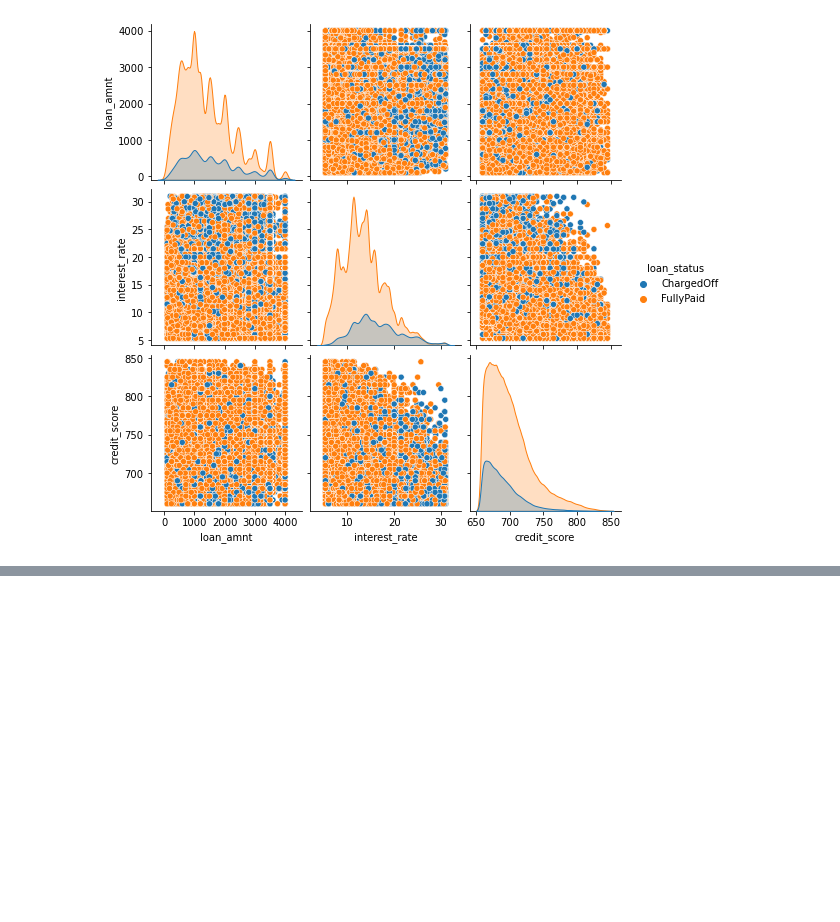
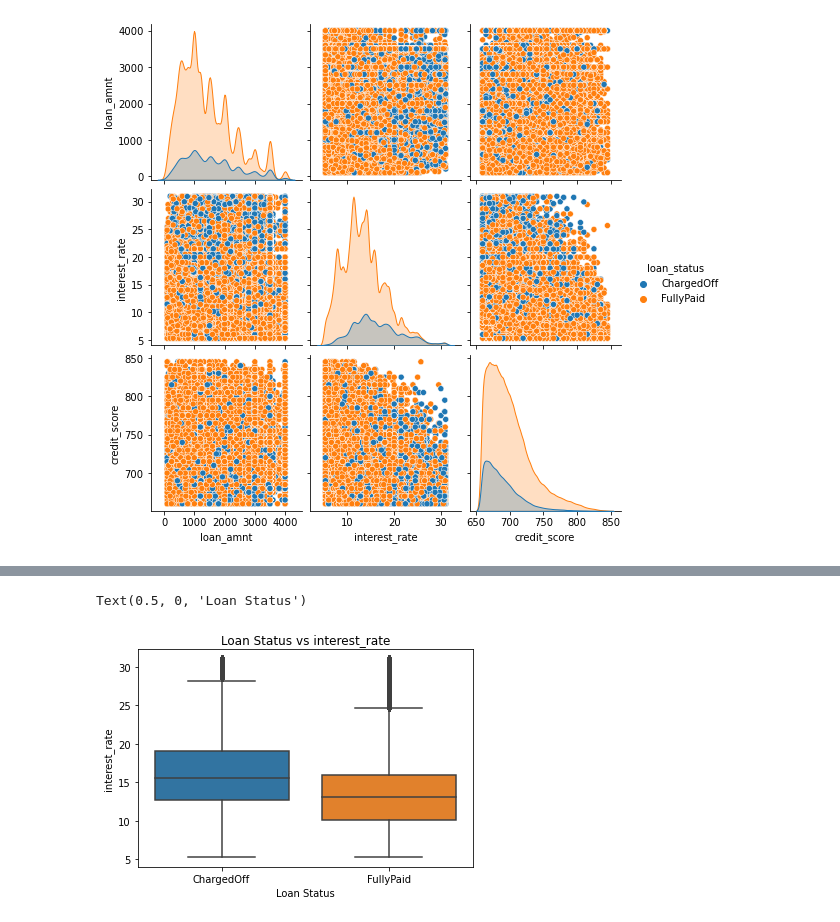
Before and after one commit to TakumiSetoyama/signate_loans, a Jupyter notebook: kashika.ipynb, the cells around one changed output, grey strips where cells are left out. Saved outputs shown, nothing was run; the diff lists cells and outputs as text; code cells hidden in the pictures; blank space fills up the shorter version.

```diff
--- a/kashika.ipynb
+++ b/kashika.ipynb
@@ -100,0 +92,12 @@ df['application_type'].value_counts().plot.bar()
+# %%
+# 箱ひげ図を作成
+sns.boxplot('loan_status', 'interest_rate', data=df)
+
+# タイトルを指定
+plt.title('Loan Status vs interest_rate')
+
+# x軸ラベルを指定
+plt.xlabel('Loan Status')
+# %% [output]
+Text(0.5, 0, 'Loan Status')
+[figure, added]
```
Also changed, not shown: parts of 15 cells of this notebook, 1 other file.
